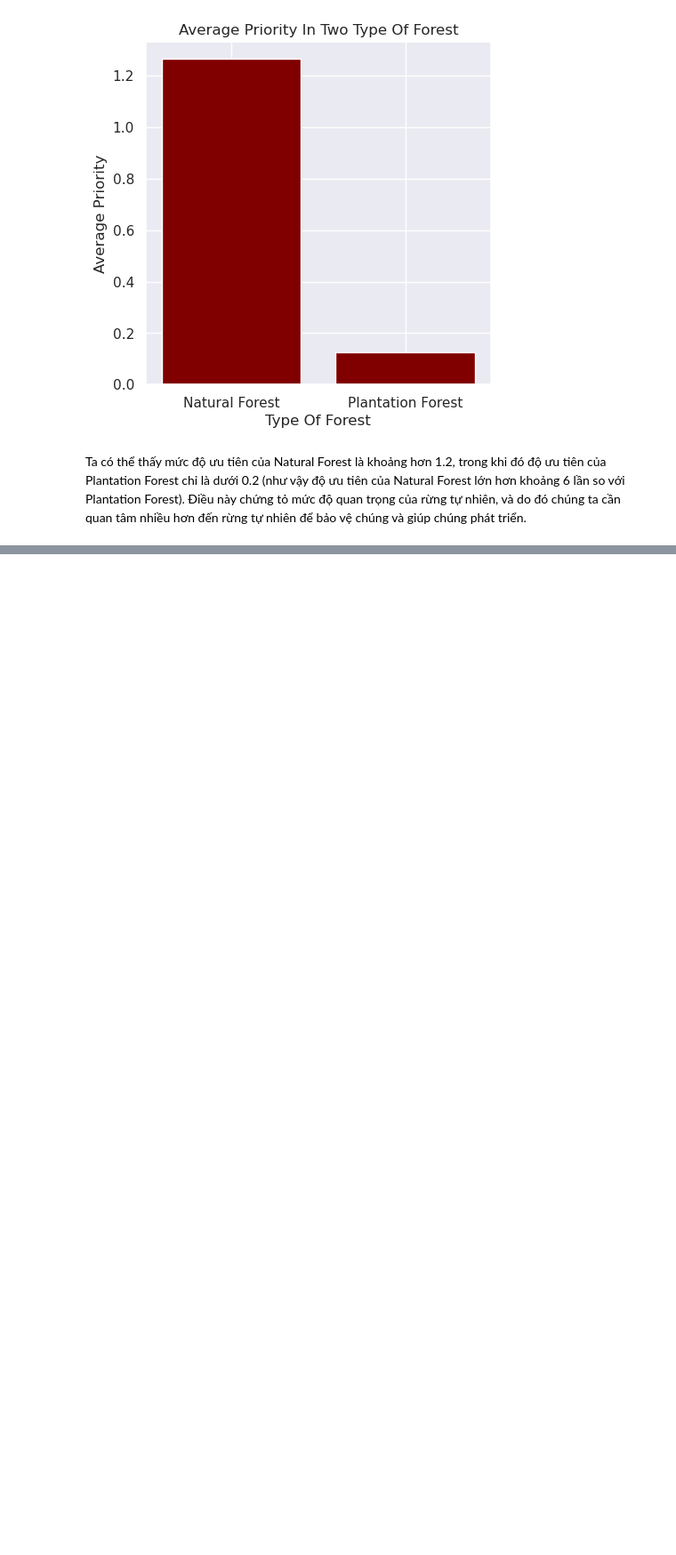
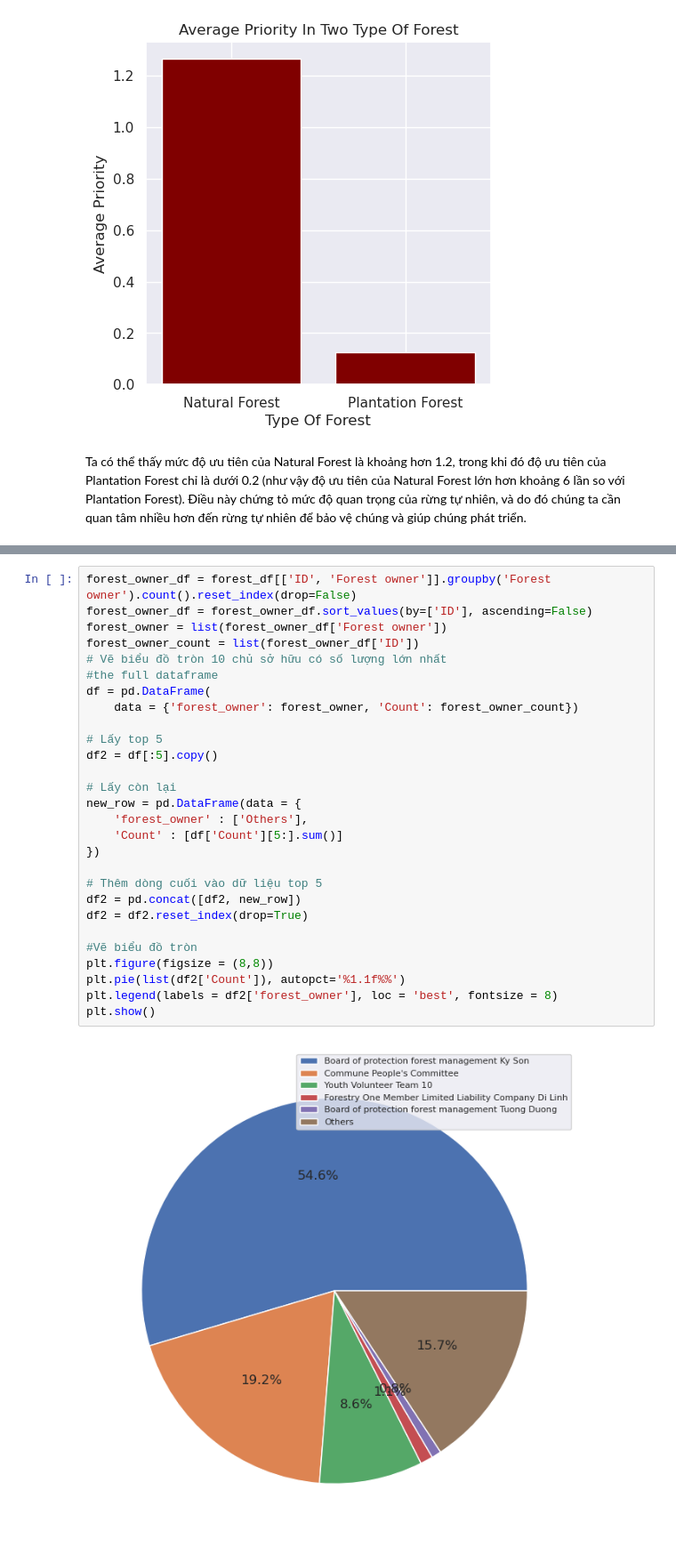
Before and after one commit to LNevaLie/Forest_Vietnam_Management_P4DS, a Jupyter notebook: Forest_Vietnam_Management.ipynb, the cells around one changed output, grey strips where cells are left out. Shown: that part at 89% size. Cells and saved outputs as stored; diff of their text form; blank space fills up the shorter version.

```diff
--- a/Forest_Vietnam_Management.ipynb
+++ b/Forest_Vietnam_Management.ipynb
@@ -548,0 +557,30 @@ Ta có thể thấy mức độ ưu tiên của Natural Forest là khoảng hơn
+# %%
+forest_owner_df = forest_df[['ID', 'Forest owner']].groupby('Forest owner').count().reset_index(drop=False)
+forest_owner_df = forest_owner_df.sort_values(by=['ID'], ascending=False)
+forest_owner = list(forest_owner_df['Forest owner'])
+forest_owner_count = list(forest_owner_df['ID'])
+# Vẽ biểu đồ tròn 10 chủ sở hữu có số lượng lớn nhất
+#the full dataframe
+df = pd.DataFrame(
+    data = {'forest_owner': forest_owner, 'Count': forest_owner_count})
+
+# Lấy top 5
+df2 = df[:5].copy()
+
+# Lấy còn lại
+new_row = pd.DataFrame(data = {
+    'forest_owner' : ['Others'],
+    'Count' : [df['Count'][5:].sum()]
+})
+
+# Thêm dòng cuối vào dữ liệu top 5
+df2 = pd.concat([df2, new_row])
+df2 = df2.reset_index(drop=True)
+
+#Vẽ biểu đồ tròn
+plt.figure(figsize = (8,8))
+plt.pie(list(df2['Count']), autopct='%1.1f%%')
+plt.legend(labels = df2['forest_owner'], loc = 'best', fontsize = 8)
+plt.show()
+# %% [output]
+[figure, added]
```
Also changed, not shown: parts of 3 cells of this notebook.
